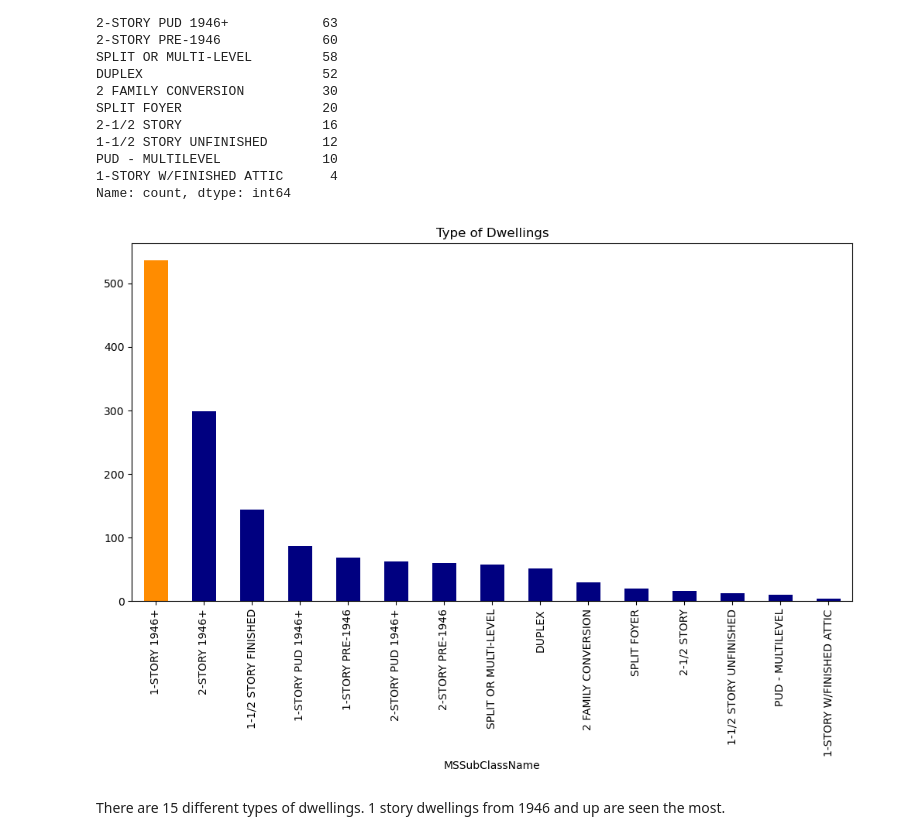
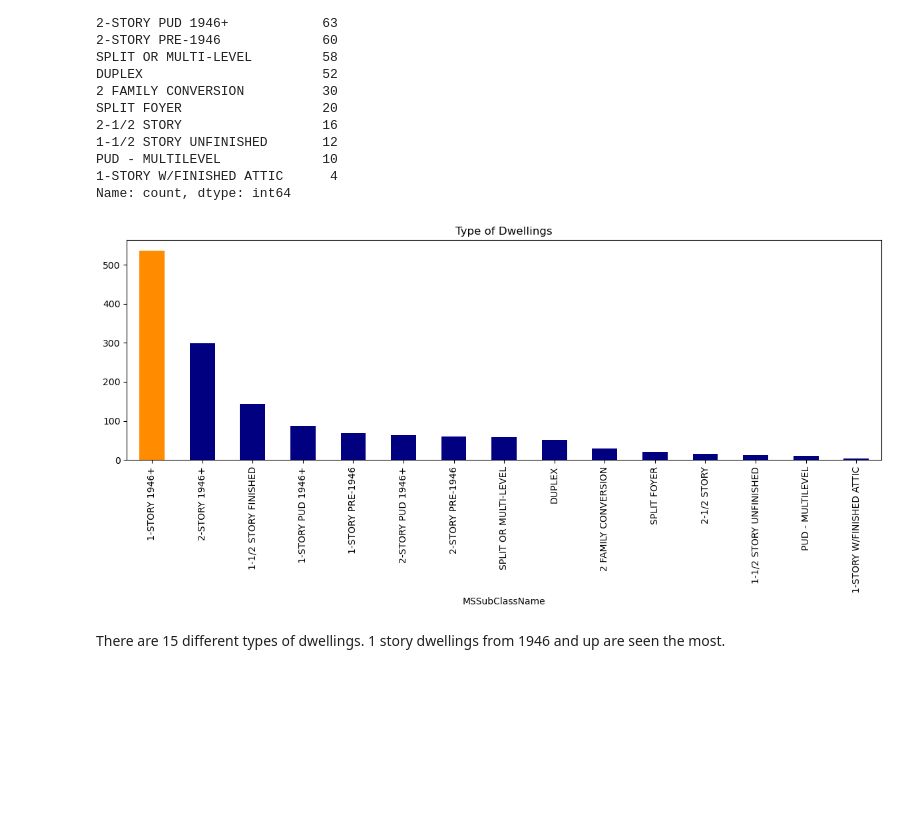
Before and after one commit to khadazhaia/house-prices-regression, a Jupyter notebook: code/01eda.ipynb, the cells around one changed output. Saved outputs shown, nothing was run; the diff lists cells and outputs as text; code cells hidden in the pictures; blank space fills up the shorter version.

```diff
--- a/code/01eda.ipynb
+++ b/code/01eda.ipynb
@@ -172,16 +179,17 @@ Name: count, dtype: int64
 # %%
 max_type = dwelling.max()
 
 # Assign colors: orange for the max value, blue for others
 colors = ["darkorange" if count == max_type else "navy" for count in dwelling]
 
 # Plot the types of dwellings
 plt.figure(figsize=(12, 6))
 dwelling.plot(kind="bar", color=colors)
 plt.title("Type of Dwellings")
+plt.tight_layout()
 plt.show()
 # %% [output]
-[figure, old version]
+[figure, new version]
 # %% [markdown]
 There are 15 different types of dwellings. 1 story dwellings from 1946 and up are seen the most.
 # %% [markdown]
```
Also changed, not shown: parts of 21 cells of this notebook.
